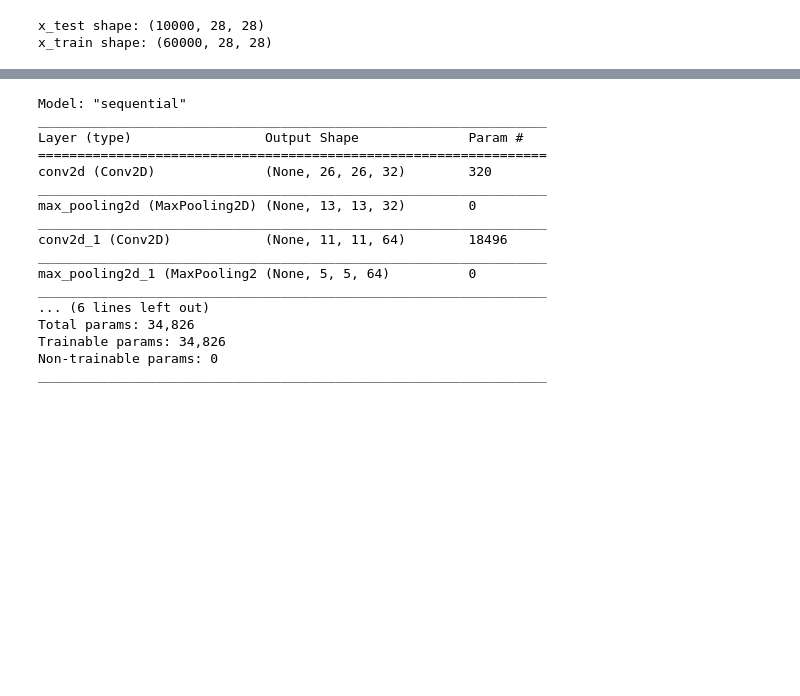
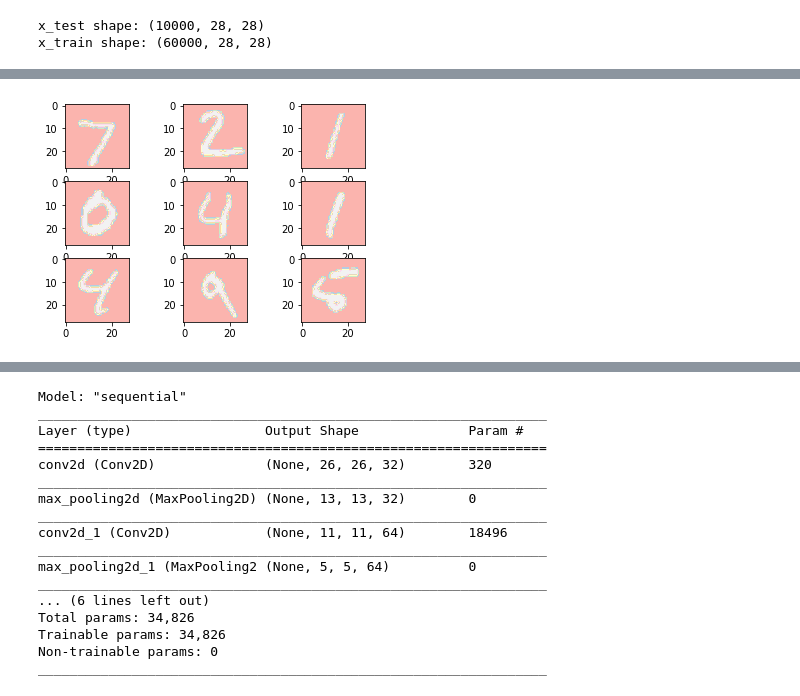
Before and after one commit to truc-h-nguyen/Toddler-activity-suggestions, a Jupyter notebook: Simple_MNIST_convnet.ipynb, the cells around one changed output, grey strips where cells are left out. Cells and saved outputs as stored; diff of their text form; code cells hidden in the pictures; blank space fills up the shorter version.

```diff
--- a/Simple_MNIST_convnet.ipynb
+++ b/Simple_MNIST_convnet.ipynb
@@ -30,0 +70,11 @@ x_train shape: (60000, 28, 28)
+# %%
+#images in test set
+index=0
+for nrows in range(3):
+  for ncols in range(3):
+    plt.subplot(3,3,index+1)
+    plt.imshow(x_test[index], cmap="Pastel1")
+    index+=1
+    plt.show
+# %% [output]
+[figure, added]
```
Also changed, not shown: parts of 22 cells of this notebook.
